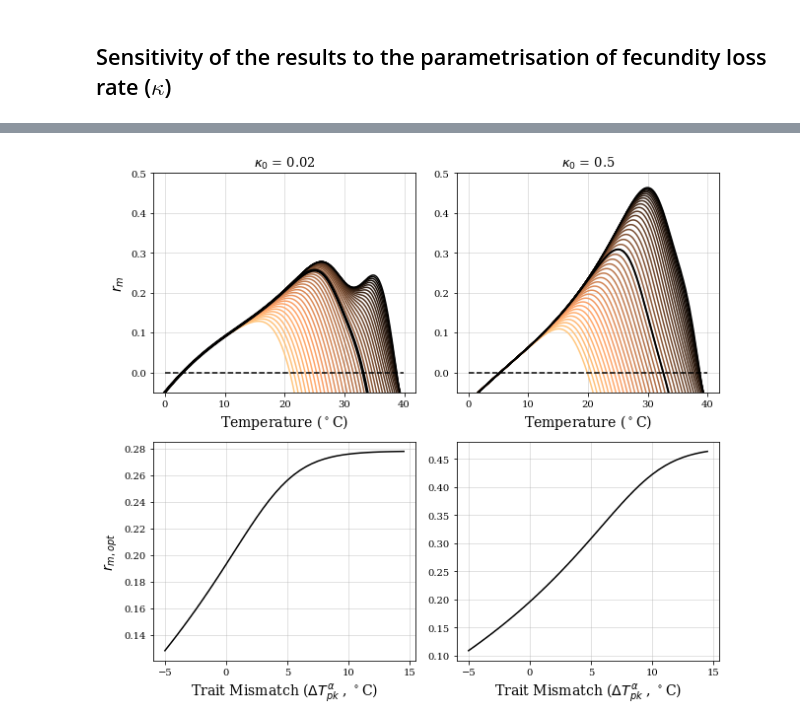
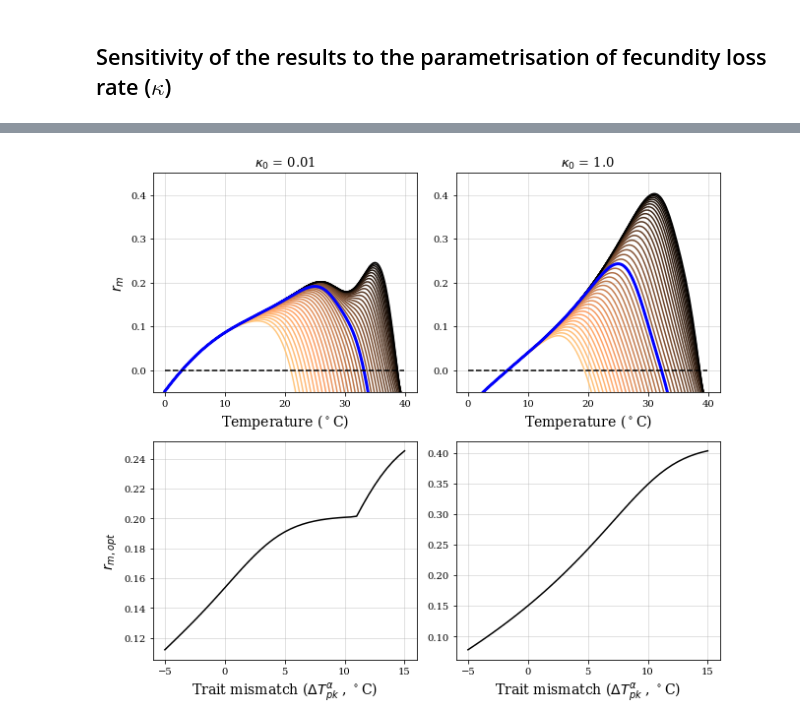
Before and after one commit to EcoEngLab/TraitMismatchPaper-main, a Jupyter notebook: code/TraitMismatch_SI.ipynb, the cells around one changed output, grey strips where cells are left out. Saved outputs shown, nothing was run; the diff lists cells and outputs as text; code cells hidden in the pictures.

```diff
--- a/code/TraitMismatch_SI.ipynb
+++ b/code/TraitMismatch_SI.ipynb
@@ -9,6 +9,7 @@ import matplotlib.pyplot as plt
 plt.rcParams.update(plt.rcParamsDefault) # Reset plots to default style
 plt.rcParams['font.family'] = 'serif'
 plt.rcParams['axes.grid'] = 'true'
+plt.rcParams['axes.axisbelow'] = True
 plt.rcParams['grid.alpha'] = .45
 plt.rcParams['figure.figsize'] = [10/2.54, 8/2.54]
 
@@ -887,0 +887,24 @@ These new TPCs for $\kappa$ were used to evaluate the model across a range of th
+# %%
+T_vec = 273.15+np.arange(0, 40, 0.05) #Vector of temperatures
+
+alp_vec = B_inv_lam(B_0_alp,E_alp,T_pk_alp+273.15,T_ref_par,E_D_alp,k_par,T_vec)
+bmax_vec = B_lam(B_0_bmax,E_bmax,T_pk_bmax+273.15,T_ref_par,E_D_bmax,k_par,T_vec)
+z_vec = B_inv_lam(B_0_z,E_z,T_pk_z+273.15,T_ref_par,E_D_z,k_par,T_vec)
+zJ_vec = B_inv_lam(B_0_zJ,E_zJ,T_pk_zJ+273.15,T_ref_par,E_D_zJ,k_par,T_vec)
+kap_vec_low = B_lam(kap_range[1],E_kap,T_pk_kap+273.15,T_ref_par,E_D_kap,k_par,T_vec)
+kap_vec_high = B_lam(kap_range[3],E_kap,T_pk_kap+273.15,T_ref_par,E_D_kap,k_par,T_vec)
+
+dr_dkap_vec_low = dr_dkap_lam(bmax_vec, alp_vec, z_vec, zJ_vec, kap_vec_low)
+dr_dkap_vec_high = dr_dkap_lam(bmax_vec, alp_vec, z_vec, zJ_vec, kap_vec_high)
+
+dkap_dT_vec_low =  dkap_dT_lam(kap_range[1],E_kap,T_pk_kap+273.15,T_ref_par,E_D_kap,k_par,T_vec)
+dkap_dT_vec_high =  dkap_dT_lam(kap_range[3],E_kap,T_pk_kap+273.15,T_ref_par,E_D_kap,k_par,T_vec)
+
+dr_dkap_dT_vec_low = dr_dkap_vec_low * dkap_dT_vec_low
+dr_dkap_dT_vec_high = dr_dkap_vec_high * dkap_dT_vec_low
+
+dr_dT_vec_low = dr_dbmax_dT_vec + dr_dalp_dT_vec + dr_dz_dT_vec + dr_dzJ_dT_vec + dr_dkap_dT_vec_low
+dr_dT_A_vec_low = dr_dbmax_dT_vec + dr_dz_dT_vec + dr_dkap_dT_vec_low
+
+dr_dT_vec_high = dr_dbmax_dT_vec + dr_dalp_dT_vec + dr_dz_dT_vec + dr_dzJ_dT_vec + dr_dkap_dT_vec_high
+dr_dT_A_vec_high = dr_dbmax_dT_vec + dr_dz_dT_vec + dr_dkap_dT_vec_high
@@ -889,9 +951,9 @@ These new TPCs for $\kappa$ were used to evaluate the model across a range of th
 fig = plt.figure(figsize=(9, 8))
 
 ax = fig.add_subplot(221)
-ax.set_title(r'$\kappa_0$ = ' + str(0.02), fontsize=13)
+ax.set_title(r'$\kappa_0$ = ' + str(kap_range[1]), fontsize=13)
 ax.set_xlabel(r'Temperature ($^\circ$C)', fontsize=14);
-ax.set_ylabel('$r_m$', fontsize=14);
+ax.set_ylabel('$r_m$', fontsize=14)
 
 r_m_vec = r_SP_app_lam(bmax_vec, zJ_vec, z_vec, kap_vec_low, alp_vec)
 
@@ -908,44 +970,44 @@ for i in range(len(T_pk_mm)):
 
     ax.plot(T_vec-273.15, r_mm_tmp_vec)
 
-ax.plot(T_vec-273.15, r_m_vec, 'black', linewidth = 3)
+ax.plot(T_vec-273.15, r_m_vec, 'blue', linestyle='-', linewidth = 3)
 ax.plot(T_vec-273.15, [0]*len(T_vec), "k--")
-plt.ylim(-0.05,0.5)
+plt.ylim(-0.05,0.45)
 
 ax = fig.add_subplot(223)
 ax.plot(T_pk_mm - T_pk_par, r_opt_vec, 'black');
-ax.set_xlabel(r'Trait Mismatch ($\Delta T_{pk}^\alpha$ , $^\circ$C)', fontsize=14);
+ax.set_xlabel(r'Trait mismatch ($\Delta T_{pk}^\alpha$ , $^\circ$C)', fontsize=14);
 ax.set_ylabel('$r_{m, opt}$', fontsize=14)
 
 ax = fig.add_subplot(222)
-ax.set_title(r'$\kappa_0$ = ' + str(0.5), fontsize=13)
+ax.set_title(r'$\kappa_0$ = ' + str(kap_range[3]), fontsize=13)
 ax.set_xlabel(r'Temperature ($^\circ$C)', fontsize=14);
 
 r_m_vec = r_SP_app_lam(bmax_vec, zJ_vec, z_vec, kap_vec_high, alp_vec)
 
 r_opt_vec = ["NA"]*len(T_pk_mm)
 
 ax.set_prop_cycle('color',[colormap(i) for i in np.linspace(0, 1, len(T_pk_mm))])
 
 for i in range(len(T_pk_mm)):
 
     alp_mm_tmp_vec = B_inv_lam(B_0_alp,E_alp,T_pk_mm[i]+273.15,T_ref_mm,E_D_alp,k_par,T_vec)
     zJ_mm_tmp_vec = B_inv_lam(B_0_zJ,E_zJ,T_pk_mm[i]+273.15,T_ref_mm,E_D_zJ,k_par,T_vec)
 
     r_mm_tmp_vec = r_SP_app_lam(bmax_vec,zJ_mm_tmp_vec, z_vec, kap_vec_high, alp_mm_tmp_vec)
 
     r_opt_vec[i] = max(r_mm_tmp_vec)
 
     ax.plot(T_vec-273.15, r_mm_tmp_vec)
 
-ax.plot(T_vec-273.15, r_m_vec, 'black', linewidth = 2);
+ax.plot(T_vec-273.15, r_m_vec, 'blue', linestyle='-', linewidth = 3)
 ax.plot(T_vec-273.15, [0]*len(T_vec), "k--");
-plt.ylim(-0.05,0.5)
+plt.ylim(-0.05,0.45)
 
 ax = fig.add_subplot(224)
 ax.plot(T_pk_mm - T_pk_par, r_opt_vec, 'black');
-ax.set_xlabel(r'Trait Mismatch ($\Delta T_{pk}^\alpha$ , $^\circ$C)', fontsize=14);
+ax.set_xlabel(r'Trait mismatch ($\Delta T_{pk}^\alpha$ , $^\circ$C)', fontsize=14);
 
 fig.tight_layout()
 # %% [output]
-[figure, old version]
+[figure, new version]
```
Also changed, not shown: parts of 17 cells of this notebook, 3 other files.
